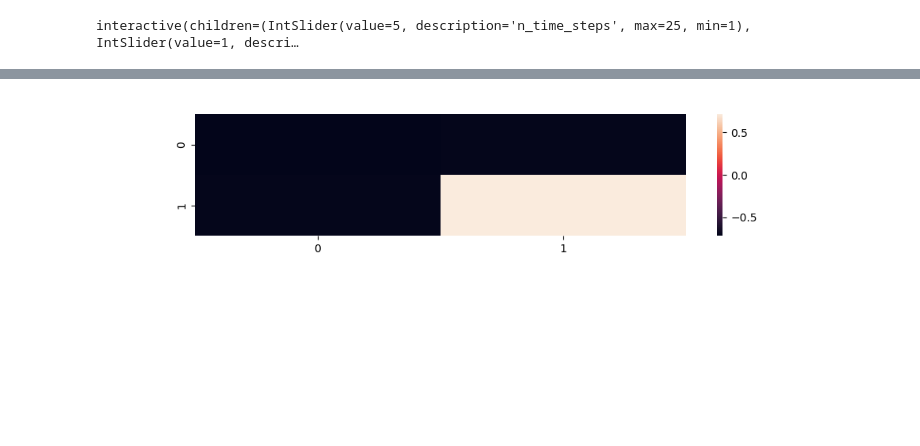
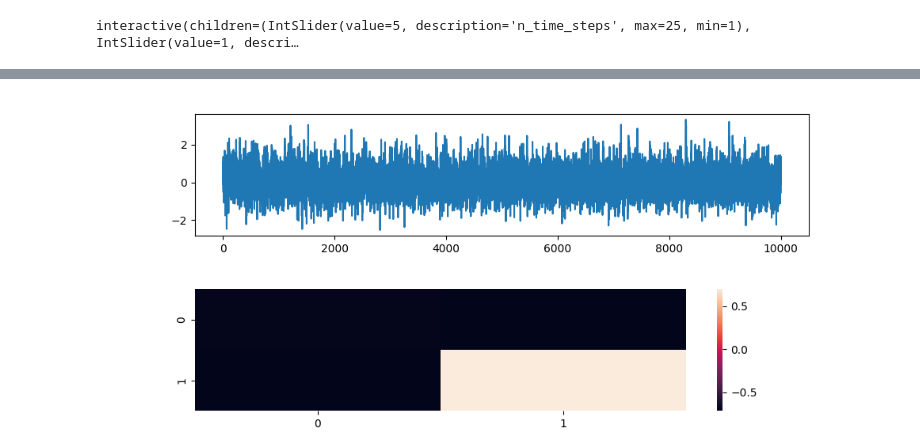
Before and after one commit to kushalkolar/td-svd-sandbox, a Jupyter notebook: toy_data.ipynb, the cells around one changed output, grey strips where cells are left out. Drawn from its saved outputs; the diff is of its cells as text; code cells hidden in the pictures; blank space fills up the shorter version.

```diff
--- a/toy_data.ipynb
+++ b/toy_data.ipynb
@@ -204,3 +232,9 @@ plt.show()
+# %%
+fig = plt.figure(figsize=(10, 2))
+plt.plot(pixels.mean(axis=0))
+plt.show()
+# %% [output]
+[figure, added]
 # %%
 fig = plt.figure(figsize=(10, 2))
 sns.heatmap(u)
```
Also changed, not shown: parts of 12 cells of this notebook.
